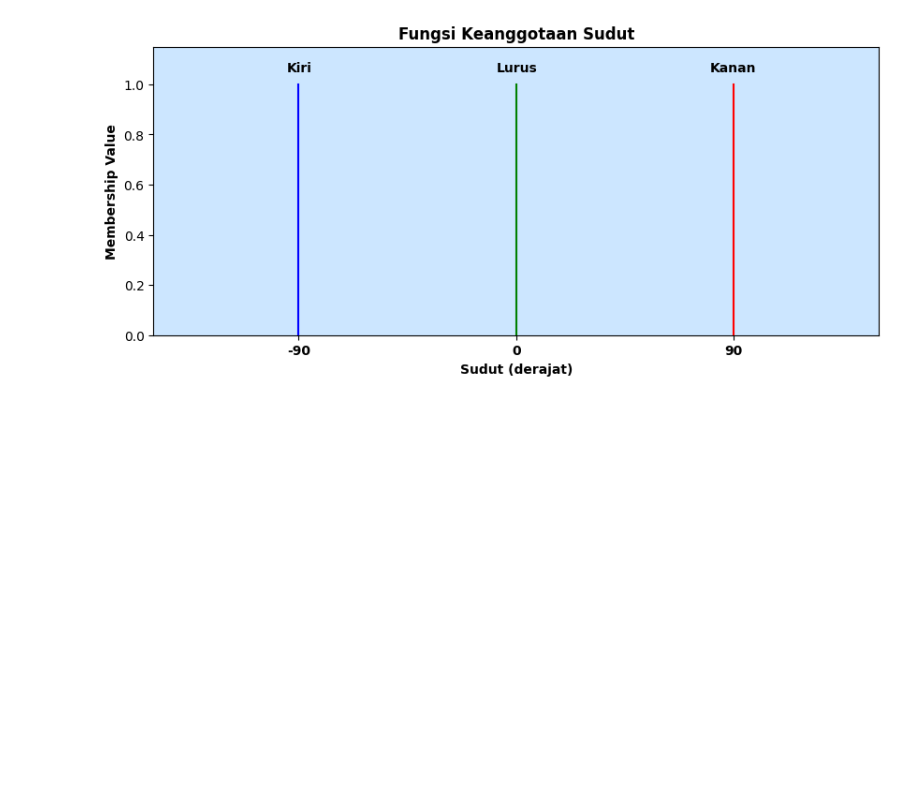
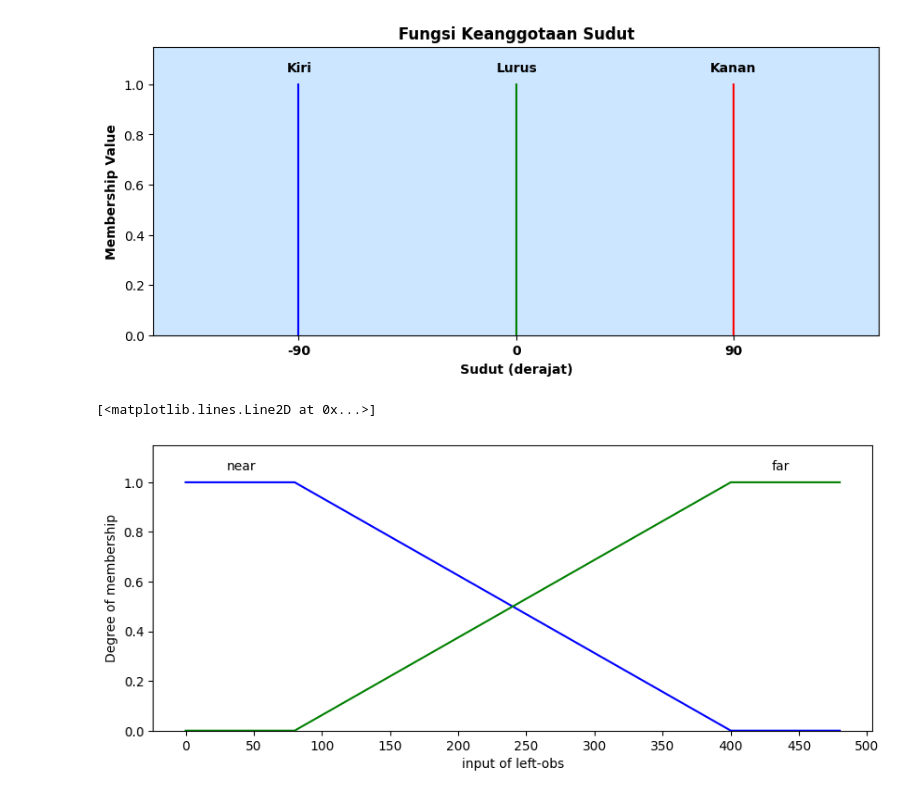
Before and after one commit to faizdaffa/Micromouse-PCB, a Jupyter notebook: ipynb/fuzzy.ipynb, the cells around one changed output. Saved outputs shown, nothing was run; the diff lists cells and outputs as text; code cells hidden in the pictures; blank space fills up the shorter version.

```diff
--- a/ipynb/fuzzy.ipynb
+++ b/ipynb/fuzzy.ipynb
@@ -96,3 +96,33 @@ ax.plot(xKanan,yKanan, color='r')
 # %% [output]
 [<matplotlib.lines.Line2D at 0x...>]
 [figure]
+# %%
+#========================Plotting Jurnal========================
+xnear = [0,80,400,480]
+ynear = [1,1,0,0]
+xfar = [0,80,400,480]
+yfar = [0,0,1,1]
+
+fig, ax = plt.subplots(figsize=(10, 4))
+
+ax.set_xlabel('input of left-obs')
+ax.set_ylabel('Degree of membership')
+
+ax.text(30 ,1.05, 'near')
+ax.text(430 ,1.05, 'far')
+#ax.set_xlim([-100,100])
+ax.set_ylim([0,1.15])
+
+#ax.set_yticklabels(ax.get_yticks(), weight='bold')
+#ax.set_xticklabels(ax.get_xticks(), weight='bold')
+
+ax.xaxis.set_major_locator(MultipleLocator(50))
+ax.xaxis.set_major_formatter('{x:.0f}')
+
+#ax.set_facecolor('#cce6ff')
+
+ax.plot(xnear,ynear, color='b')
+ax.plot(xfar,yfar, color='g')
+# %% [output]
+[<matplotlib.lines.Line2D at 0x...>]
+[figure, added]
```
Also changed, not shown: parts of 2 cells of this notebook, 19 other files.
